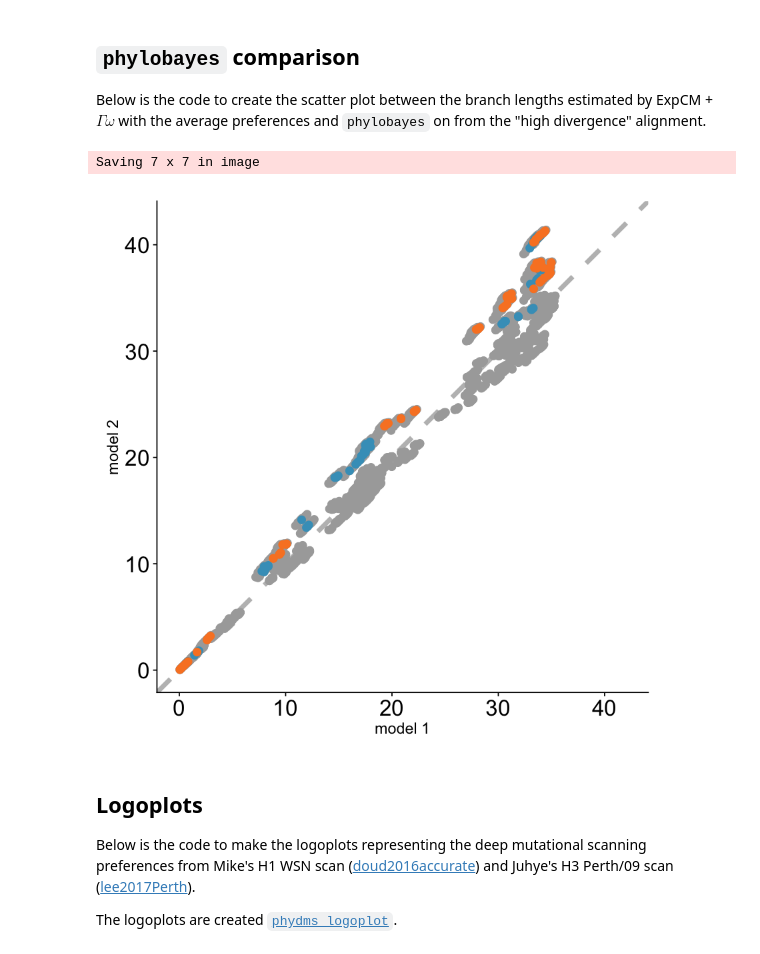
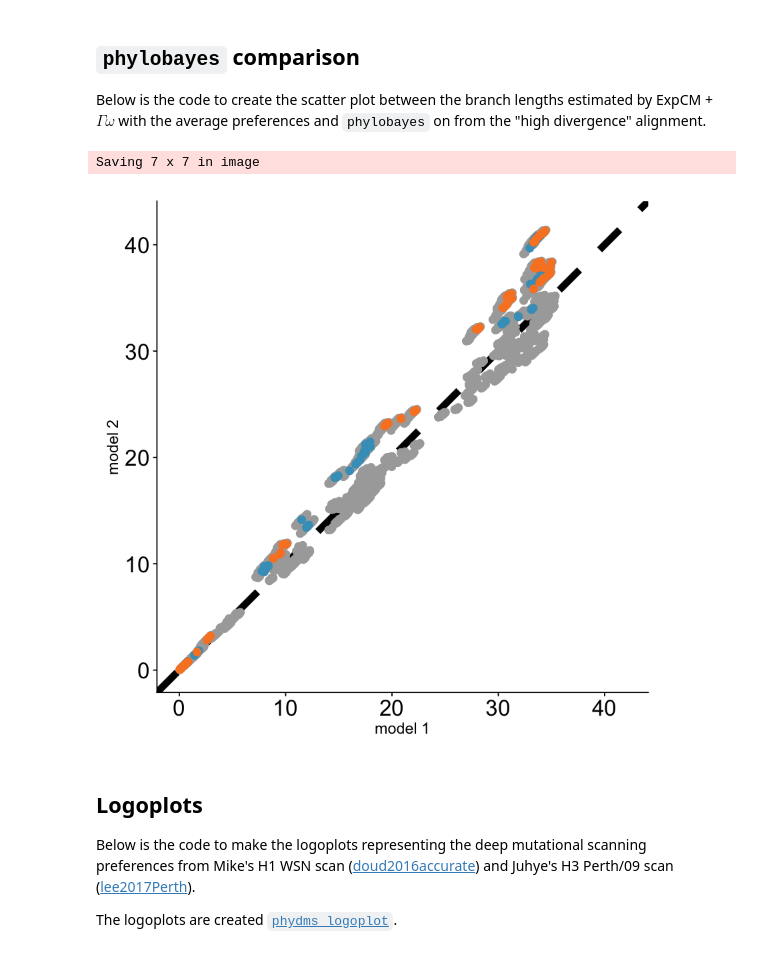
Before and after one commit to jbloomlab/divergence_timing_manuscript, a Jupyter notebook: manuscript/figures/figures.ipynb, the cells around one changed output. Drawn from its saved outputs; the diff is of its cells as text; code cells hidden in the pictures.

Commit message:
fixed reference line in phylobayes figure

```diff
--- a/manuscript/figures/figures.ipynb
+++ b/manuscript/figures/figures.ipynb
@@ -616,20 +616,20 @@ Below is the code to create the scatter plot between the branch lengths estimate
 # %%
 df = read.csv("../../analysis/phylobayes/outputs/model_by_model.csv")
 df = subset(df, alignment_id == "hybrid_high_0")
 df = subset(df, model_pair == "pb/ExpCM_gammaomega_average")
 
 pt_size = 3
 
 m <- ceiling(max(max(df$distance1), max(df$distance2)))
-scatter = ggplot(df, aes(distance1, distance2)) + geom_abline(intercept=0, slope=1, color = "grey", linetype="dashed", size=2) + geom_point(size=pt_size, color="darkgrey")
+scatter = ggplot(df, aes(distance1, distance2)) + geom_abline(intercept=0, slope=1, color = "black", linetype="dashed", size=3) + geom_point(size=pt_size, color="darkgrey")
 scatter = scatter + theme(strip.background = element_blank(), strip.text = element_text(size=8), legend.position="bottom", panel.spacing = unit(2, "lines"), panel.border = element_rect(colour = "black"), axis.text=element_text(size=20))
 scatter = scatter + xlim(c(0,m)) + ylim(c(0,m)) + coord_fixed()
 scatter = scatter + xlab("model 1") + ylab("model 2") + geom_point(size=pt_size, data = subset(df, from_ref == 'WSN'), color=blue) + ylab("model 2") + geom_point(size=pt_size, data = subset(df, from_ref == 'Perth'), color=orange)
 scatter
 ggsave("_raw_phylobayes.png")
 # %% [output]
 Saving 7 x 7 in image
-[figure, old version]
+[figure, new version]
 # %% [markdown]
 ## Logoplots
 
```
Also changed, not shown: 5 other files.
